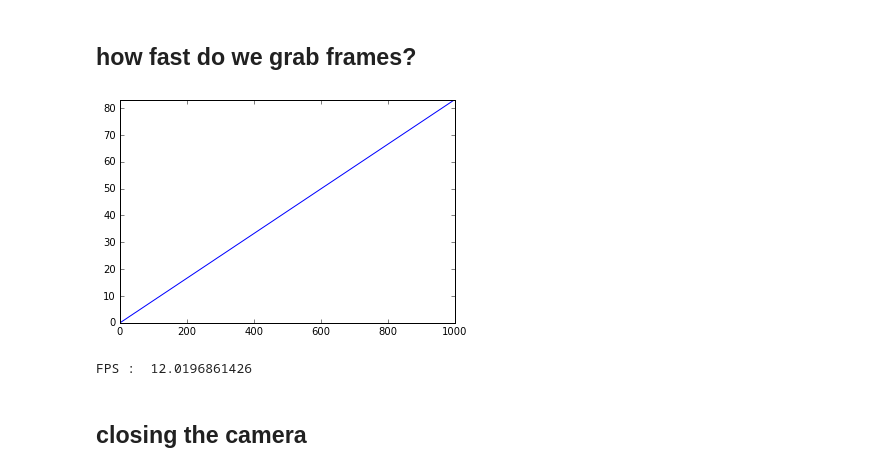
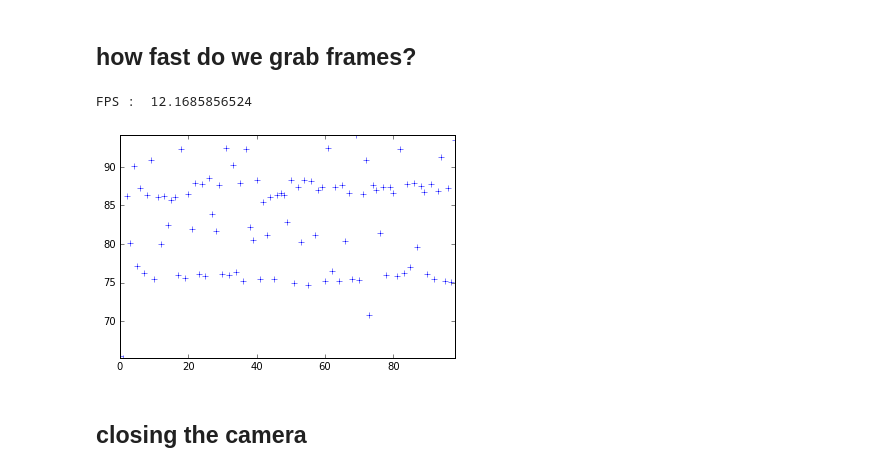
Before and after one commit to laurentperrinet/LeCheapEyeTracker, a Jupyter notebook: workflow/LeCheapEyeTracker_grabbing.ipynb, the cells around one changed output. Saved outputs shown, nothing was run; the diff lists cells and outputs as text; code cells hidden in the pictures.

```diff
--- a/workflow/LeCheapEyeTracker_grabbing.ipynb
+++ b/workflow/LeCheapEyeTracker_grabbing.ipynb
@@ -54,21 +54,22 @@ Time to start, grab 2 frames and stop =  1.827455997467041 (s)
 # %% [markdown]
 ## how fast do we grab frames?
 # %%
-N = 1000
+N = 100
 ctime = np.zeros(N)
 start = time.time()
+cam = Source()
 for i in range(N):
     img = cam.grab()
     ctime[i] = time.time() - start
+cam.close()
 # %%
-plt.plot(range(N), ctime)
+plt.plot(np.diff(ctime)*1000, '+')
 _ = plt.axis('tight')
+
+print ('FPS : ',  N/(ctime[-1]-ctime[0]))
 # %% [output]
+FPS :  12.1685856524
-[figure, old version]
+[figure, new version]
-# %%
-print ('FPS : ',  N/(ctime[-1]-ctime[0]))
-# %% [output]
-FPS :  12.0196861426
 # %% [markdown]
 ## closing the camera
 # %%
```
Also changed, not shown: parts of 6 cells of this notebook, 1 other file.
